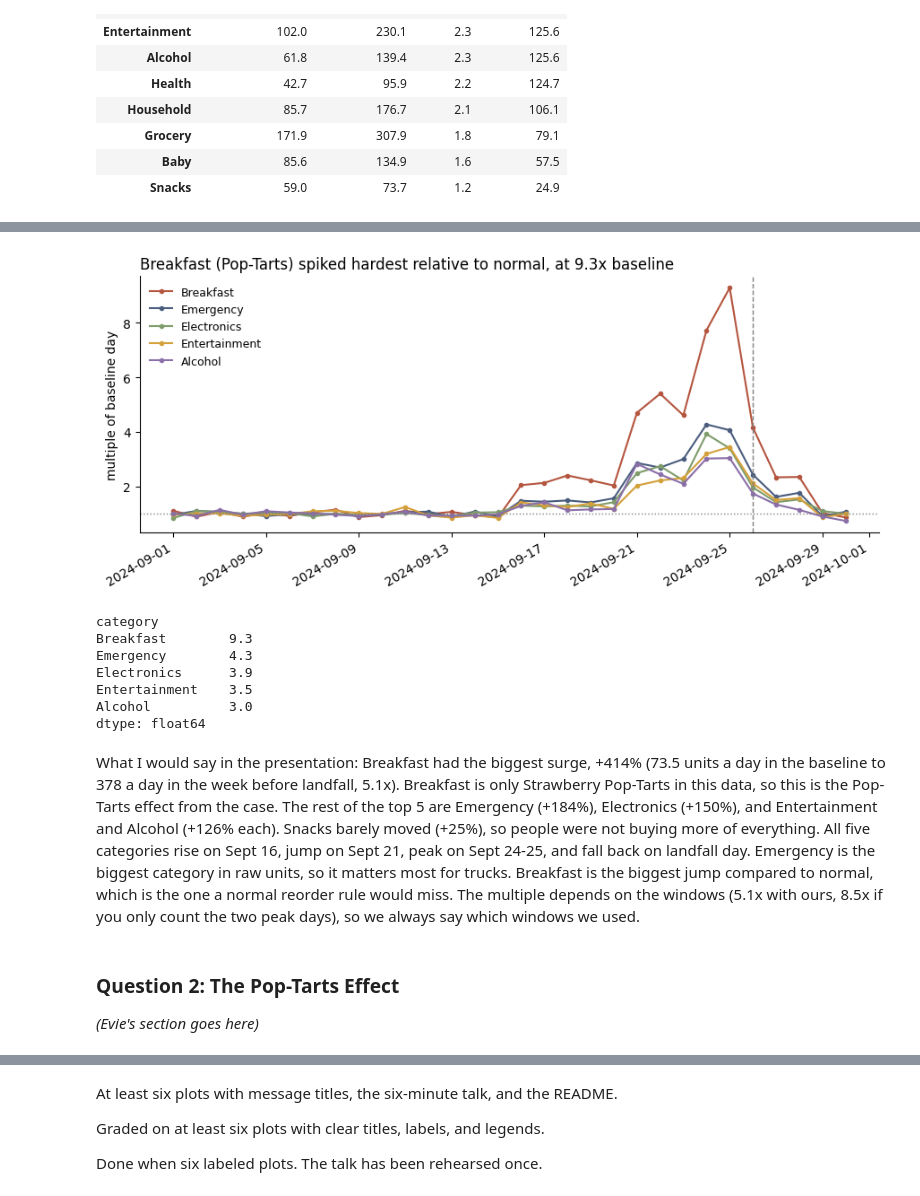
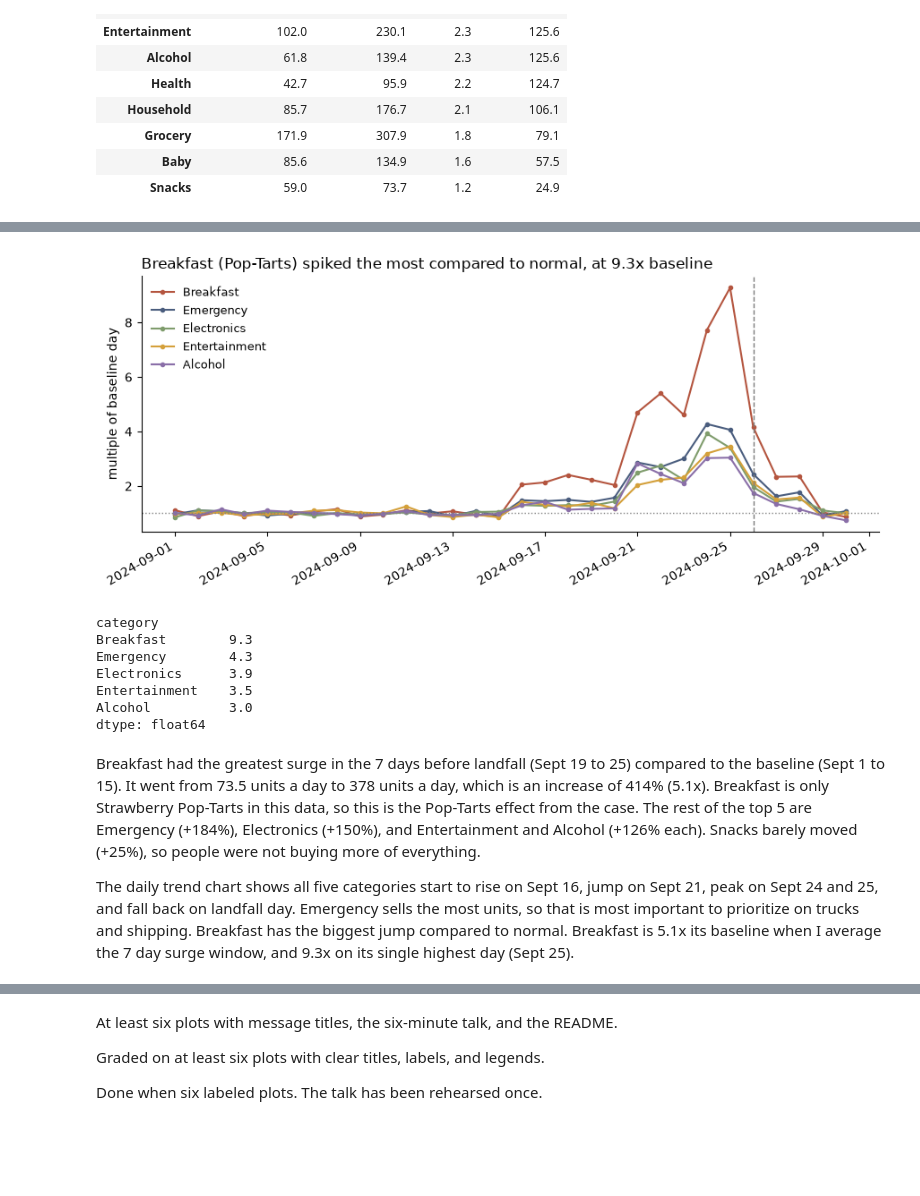
Before and after one commit to eviemcmahan/walmart-hurricane-project, a Jupyter notebook: notebooks/team_notebook.ipynb, the cells around one changed output, grey strips where cells are left out. Drawn from its saved outputs; the diff is of its cells as text; code cells hidden in the pictures; blank space fills up the shorter version.

```diff
--- a/notebooks/team_notebook.ipynb
+++ b/notebooks/team_notebook.ipynb
@@ -1363,24 +1415,24 @@ Emergency outsells the other categories so much that on the raw chart the other
 # %%
-indexed = daily / daily.loc['2024-09-01':'2024-09-15'].mean()
+indexed = daily / daily.loc['2024-09-01':'2024-09-15'].mean()  # Each category divided by its own baseline average (Sept 1 to 15), so 1.0 is a normal day
 
-fig, ax = plt.subplots(figsize=(9, 4))
-for col, color in zip(indexed.columns, ['#b4553f', '#4a5d7e', '#7f9c6c', '#d4a03a', '#8a6fa8']):
-    ax.plot(indexed.index, indexed[col], marker='o', ms=3, color=color, label=col)
-ax.axhline(1.0, ls=':', color='gray', lw=1)
-ax.axvline(LANDFALL, ls='--', color='gray', lw=1)
-ax.set_title(f'Breakfast (Pop-Tarts) spiked hardest relative to normal, at {indexed["Breakfast"].max():.1f}x baseline',
-             loc='left', fontsize=12)
-ax.set_ylabel('multiple of baseline day')
-ax.legend(frameon=False, fontsize=9)
-for spine in ('top', 'right'):
+fig, ax = plt.subplots(figsize=(9, 4))  # One chart, 9 by 4 inches
+for col, color in zip(indexed.columns, ['#b4553f', '#4a5d7e', '#7f9c6c', '#d4a03a', '#8a6fa8']):  # Pair each category with a color
+    ax.plot(indexed.index, indexed[col], marker='o', ms=3, color=color, label=col)  # One line per category, small dots on each day
+ax.axhline(1.0, ls=':', color='gray', lw=1)  # Dotted line at 1.0, a normal day
+ax.axvline(LANDFALL, ls='--', color='gray', lw=1)  # Dashed vertical line on landfall day
+ax.set_title(f'Breakfast (Pop-Tarts) spiked the most compared to normal, at {indexed["Breakfast"].max():.1f}x baseline',
+             loc='left', fontsize=12)  # Message title, with Breakfast's highest day pulled from the data
+ax.set_ylabel('multiple of baseline day')  # 1.0 = a normal day
+ax.legend(frameon=False, fontsize=9)  # Legend without a box
+for spine in ('top', 'right'):  # Remove the top and right borders
     ax.spines[spine].set_visible(False)
-fig.autofmt_xdate()
-plt.tight_layout()
+fig.autofmt_xdate()  # Tilt the date labels so they do not overlap
+plt.tight_layout()  # Fit everything inside the figure
 plt.show()
 
 print(indexed.max().round(1).sort_values(ascending=False))
 # %% [output]
-[figure, old version]
+[figure, new version]
 category
 Breakfast        9.3
 Emergency        4.3
@@ -1389,8 +1441,6 @@ Entertainment    3.5
 Alcohol          3.0
 dtype: float64
 # %% [markdown]
-What I would say in the presentation: Breakfast had the biggest surge, +414% (73.5 units a day in the baseline to 378 a day in the week before landfall, 5.1x). Breakfast is only Strawberry Pop-Tarts in this data, so this is the Pop-Tarts effect from the case. The rest of the top 5 are Emergency (+184%), Electronics (+150%), and Entertainment and Alcohol (+126% each). Snacks barely moved (+25%), so people were not buying more of everything. All five categories rise on Sept 16, jump on Sept 21, peak on Sept 24-25, and fall back on landfall day. Emergency is the biggest category in raw units, so it matters most for trucks. Breakfast is the biggest jump compared to normal, which is the one a normal reorder rule would miss. The multiple depends on the windows (5.1x with ours, 8.5x if you only count the two peak days), so we always say which windows we used.
+Breakfast had the greatest surge in the 7 days before landfall (Sept 19 to 25) compared to the baseline (Sept 1 to 15). It went from 73.5 units a day to 378 units a day, which is an increase of 414% (5.1x). Breakfast is only Strawberry Pop-Tarts in this data, so this is the Pop-Tarts effect from the case. The rest of the top 5 are Emergency (+184%), Electronics (+150%), and Entertainment and Alcohol (+126% each). Snacks barely moved (+25%), so people were not buying more of everything.
+
+The daily trend chart shows all five categories start to rise on Sept 16, jump on Sept 21, peak on Sept 24 and 25, and fall back on landfall day. Emergency sells the most units, so that is most important to prioritize on trucks and shipping. Breakfast has the biggest jump compared to normal. Breakfast is 5.1x its baseline when I average the 7 day surge window, and 9.3x on its single highest day (Sept 25).
-# %% [markdown]
-### Question 2: The Pop-Tarts Effect
-
-*(Evie's section goes here)*
```
Also changed, not shown: parts of 81 cells of this notebook.
